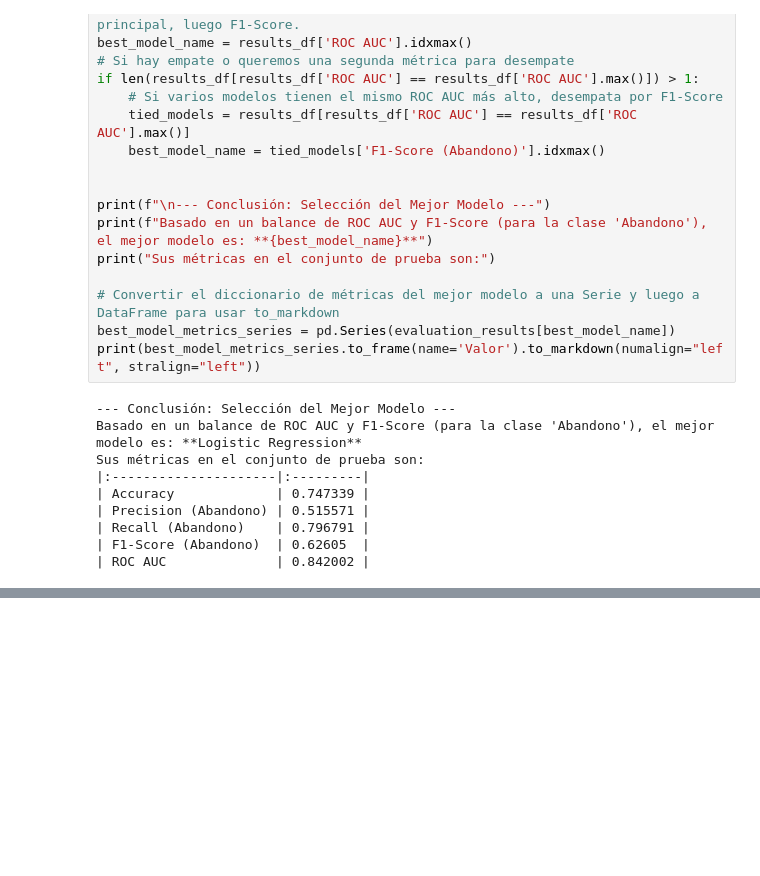
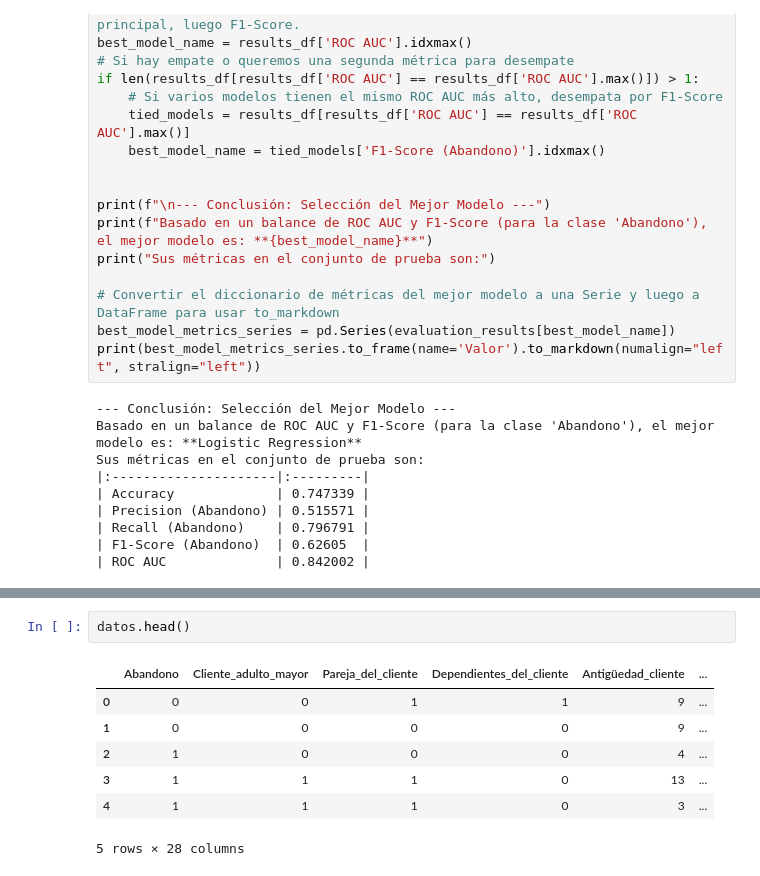
Before and after one commit to Brianbrowncoopman/telecom_X_2, a Jupyter notebook: Telecom_X_2.ipynb, the cells around one changed output, grey strips where cells are left out. Drawn from its saved outputs; the diff is of its cells as text; blank space fills up the shorter version.

```diff
--- a/Telecom_X_2.ipynb
+++ b/Telecom_X_2.ipynb
@@ -1280,0 +1427,10 @@ Sus métricas en el conjunto de prueba son:
+# %%
+datos.head()
+# %% [output]
+|  | Abandono | Cliente_adulto_mayor | Pareja_del_cliente | Dependientes_del_cliente | Antigüedad_cliente | ... |
+| 0 | 0 | 0 | 1 | 1 | 9 | ... |
+| 1 | 0 | 0 | 0 | 0 | 9 | ... |
+| 2 | 1 | 0 | 0 | 0 | 4 | ... |
+| 3 | 1 | 1 | 1 | 0 | 13 | ... |
+| 4 | 1 | 1 | 1 | 0 | 3 | ... |
+5 rows × 28 columns
```
Also changed, not shown: parts of 21 cells of this notebook.
